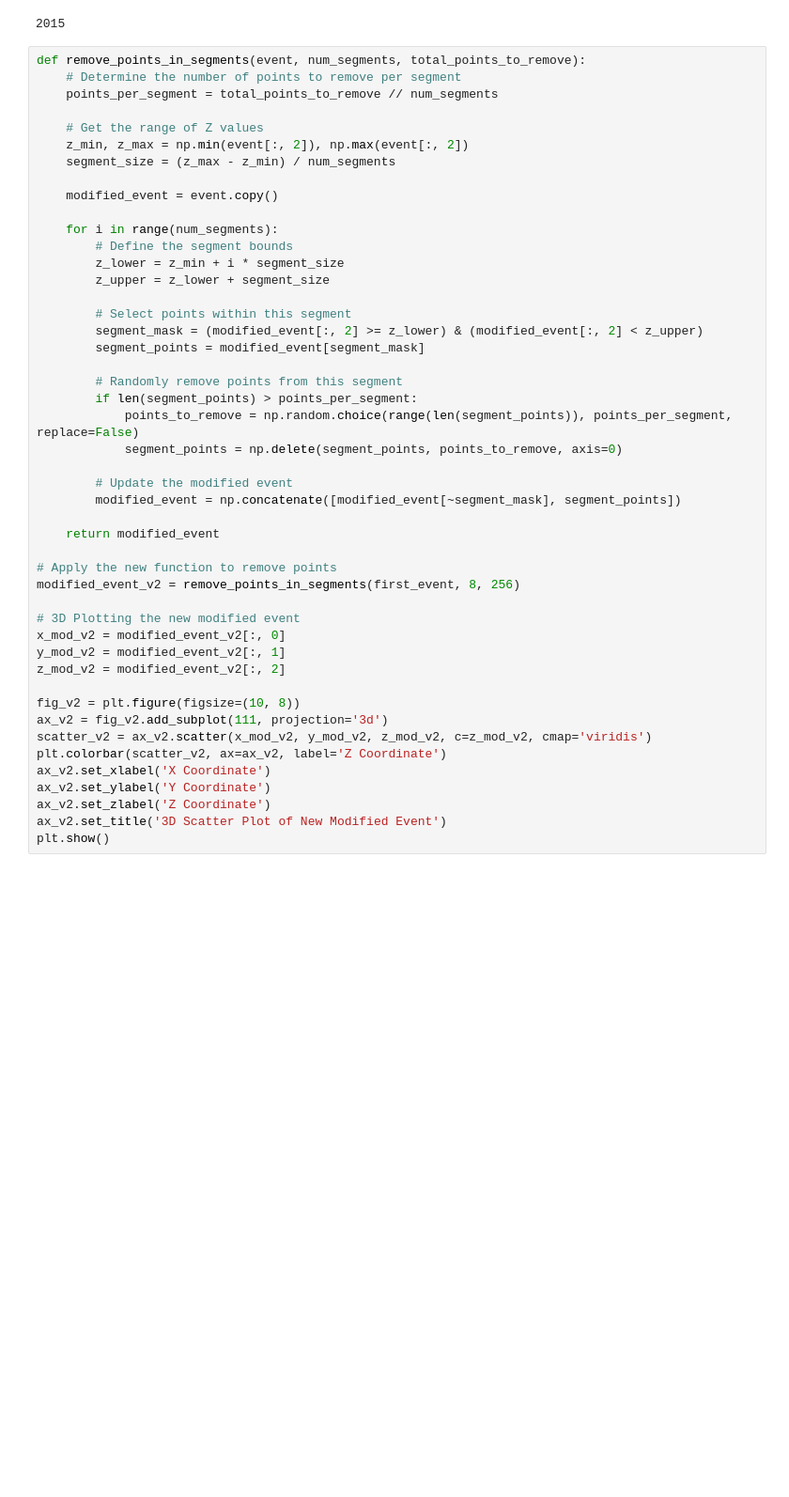
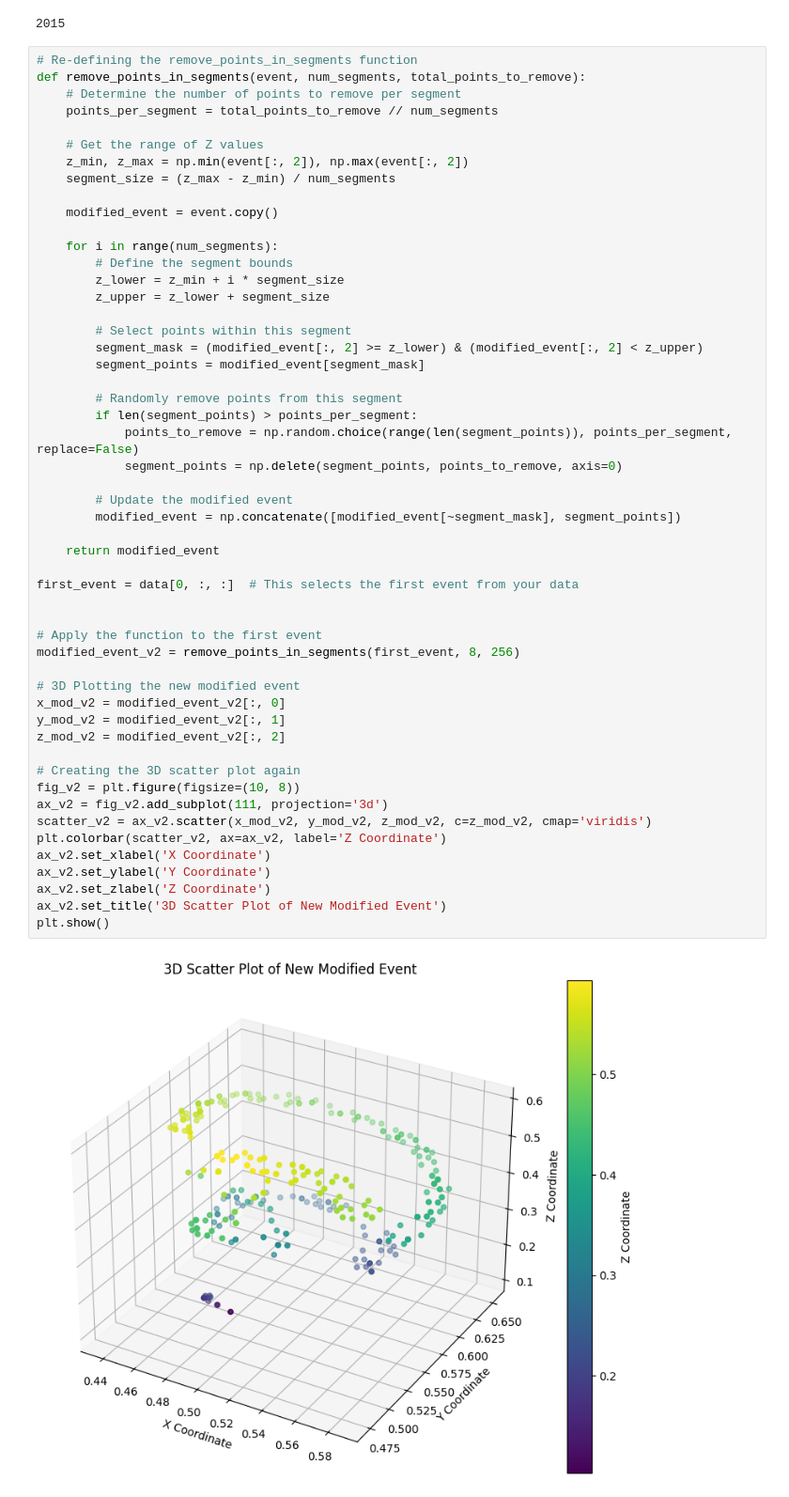
Before and after one commit to alpha-davidson/ATTPCPoinTr, a Jupyter notebook: data/Mg22-Ne20pp/simulated/512c/Random_Slice_Chunker.ipynb, the cells around one changed output. Shown at 94% size. Drawn from its saved outputs; the diff is of its cells as text; blank space fills up the shorter version.

```diff
--- a/data/Mg22-Ne20pp/simulated/512c/Random_Slice_Chunker.ipynb
+++ b/data/Mg22-Ne20pp/simulated/512c/Random_Slice_Chunker.ipynb
@@ -14,6 +14,7 @@ start_points = random.sample(range(z_dim - points_per_chunk + 1), num_chunks)
 # %% [output]
 2015
 # %%
+# Re-defining the remove_points_in_segments function
 def remove_points_in_segments(event, num_segments, total_points_to_remove):
     # Determine the number of points to remove per segment
     points_per_segment = total_points_to_remove // num_segments
@@ -32,31 +33,37 @@ def remove_points_in_segments(event, num_segments, total_points_to_remove):
         # Select points within this segment
         segment_mask = (modified_event[:, 2] >= z_lower) & (modified_event[:, 2] < z_upper)
         segment_points = modified_event[segment_mask]
 
         # Randomly remove points from this segment
         if len(segment_points) > points_per_segment:
             points_to_remove = np.random.choice(range(len(segment_points)), points_per_segment, replace=False)
             segment_points = np.delete(segment_points, points_to_remove, axis=0)
 
         # Update the modified event
         modified_event = np.concatenate([modified_event[~segment_mask], segment_points])
 
     return modified_event
 
-# Apply the new function to remove points
+first_event = data[0, :, :]  # This selects the first event from your data
+
+
+# Apply the function to the first event
 modified_event_v2 = remove_points_in_segments(first_event, 8, 256)
 
 # 3D Plotting the new modified event
 x_mod_v2 = modified_event_v2[:, 0]
 y_mod_v2 = modified_event_v2[:, 1]
 z_mod_v2 = modified_event_v2[:, 2]
 
+# Creating the 3D scatter plot again
 fig_v2 = plt.figure(figsize=(10, 8))
 ax_v2 = fig_v2.add_subplot(111, projection='3d')
 scatter_v2 = ax_v2.scatter(x_mod_v2, y_mod_v2, z_mod_v2, c=z_mod_v2, cmap='viridis')
 plt.colorbar(scatter_v2, ax=ax_v2, label='Z Coordinate')
 ax_v2.set_xlabel('X Coordinate')
 ax_v2.set_ylabel('Y Coordinate')
 ax_v2.set_zlabel('Z Coordinate')
 ax_v2.set_title('3D Scatter Plot of New Modified Event')
 plt.show()
+# %% [output]
+[figure, added]
```
Also changed, not shown: parts of 5 cells of this notebook, 4 other files.
